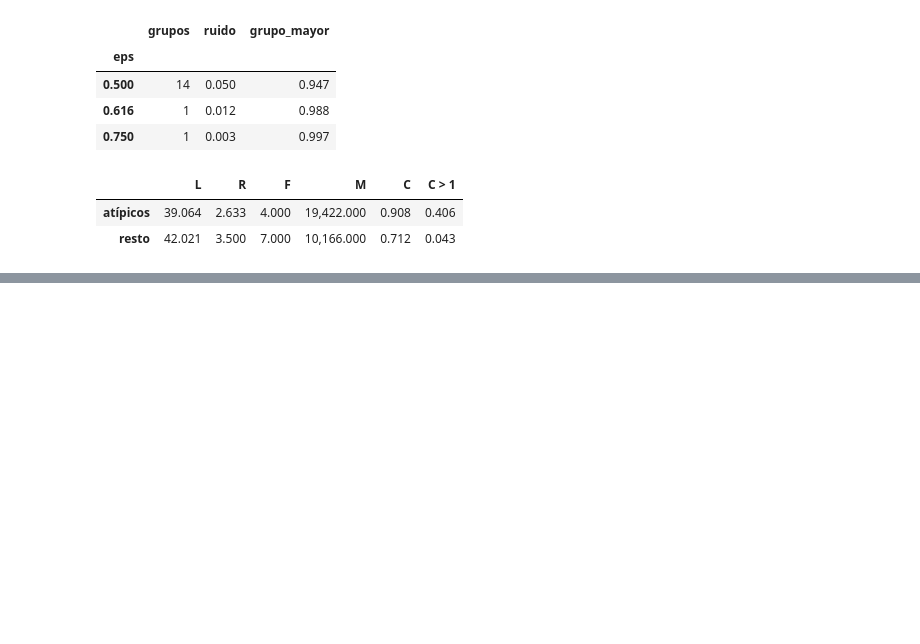
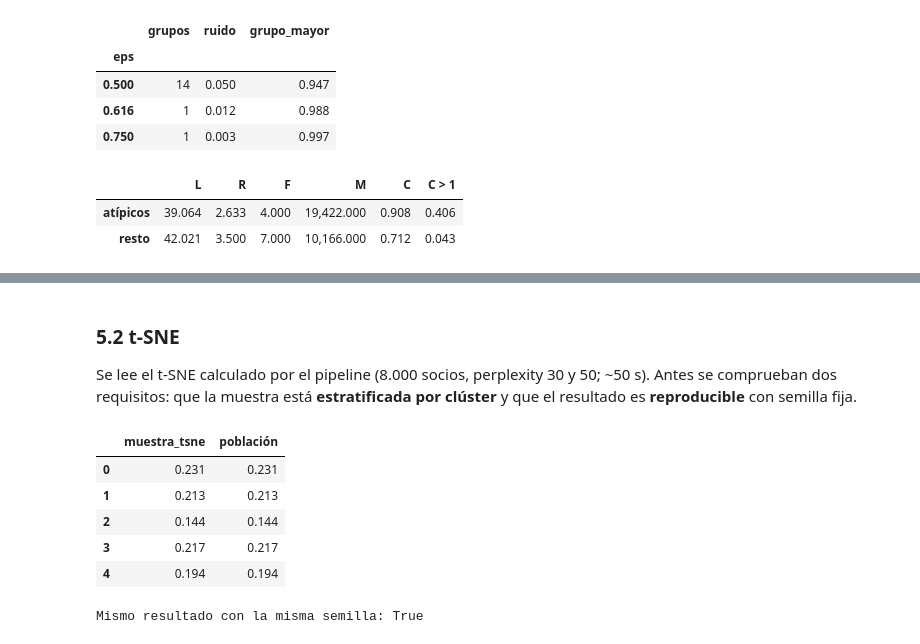
Before and after one commit to freddxvill/segmentacion-clientes-aerolinea, a Jupyter notebook: notebooks/05_clustering.ipynb, the cells around one changed output, grey strips where cells are left out. Drawn from its saved outputs; the diff is of its cells as text; code cells hidden in the pictures; blank space fills up the shorter version.

```diff
--- a/notebooks/05_clustering.ipynb
+++ b/notebooks/05_clustering.ipynb
@@ -325,0 +400,29 @@ profile
+# %% [markdown]
+### 5.2 t-SNE
+
+Se lee el t-SNE calculado por el pipeline (8.000 socios, perplexity 30 y 50; ~50 s). Antes se
+comprueban dos requisitos: que la muestra está **estratificada por clúster** y que el resultado
+es **reproducible** con semilla fija.
+# %%
+tsne = pd.read_parquet(config.tsne_file)
+sample_share = tsne.drop_duplicates("MEMBER_NO")["cluster"].value_counts(normalize=True)
+pd.DataFrame(
+    {
+        "muestra_tsne": sample_share.sort_index(),
+        "población": pd.Series(labels).value_counts(normalize=True).sort_index(),
+    }
+)
+# %% [output]
+|  | muestra_tsne | población |
+| 0 | 0.231 | 0.231 |
+| 1 | 0.213 | 0.213 |
+| 2 | 0.144 | 0.144 |
+| 3 | 0.217 | 0.217 |
+| 4 | 0.194 | 0.194 |
+# %%
+check = stratified_sample(labels, 1_000, random_state=0)
+first = tsne_project(features, check, perplexity=30, random_state=config.random_state)
+second = tsne_project(features, check, perplexity=30, random_state=config.random_state)
+print("Mismo resultado con la misma semilla:", first.equals(second))
+# %% [output]
+Mismo resultado con la misma semilla: True
```
Also changed, not shown: parts of 19 cells of this notebook, 21 other files.
